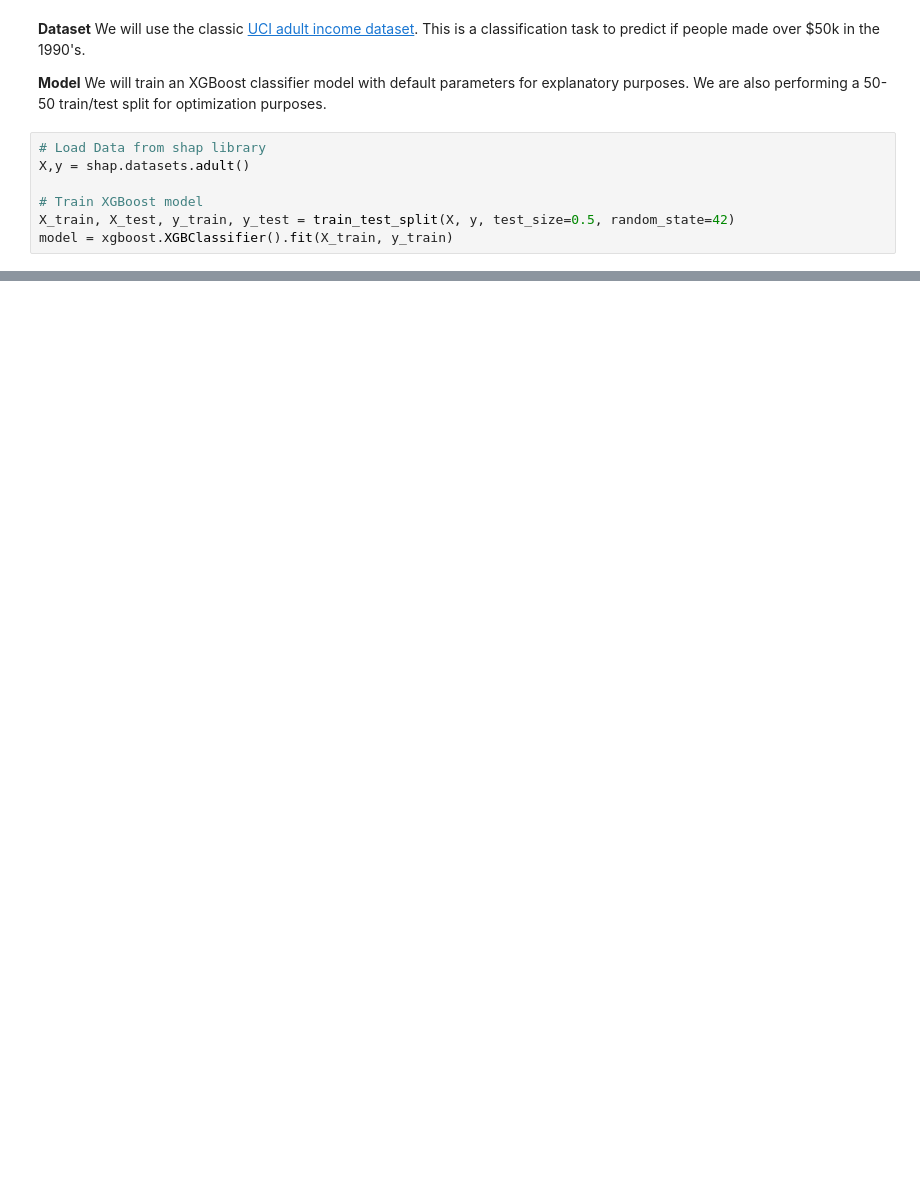
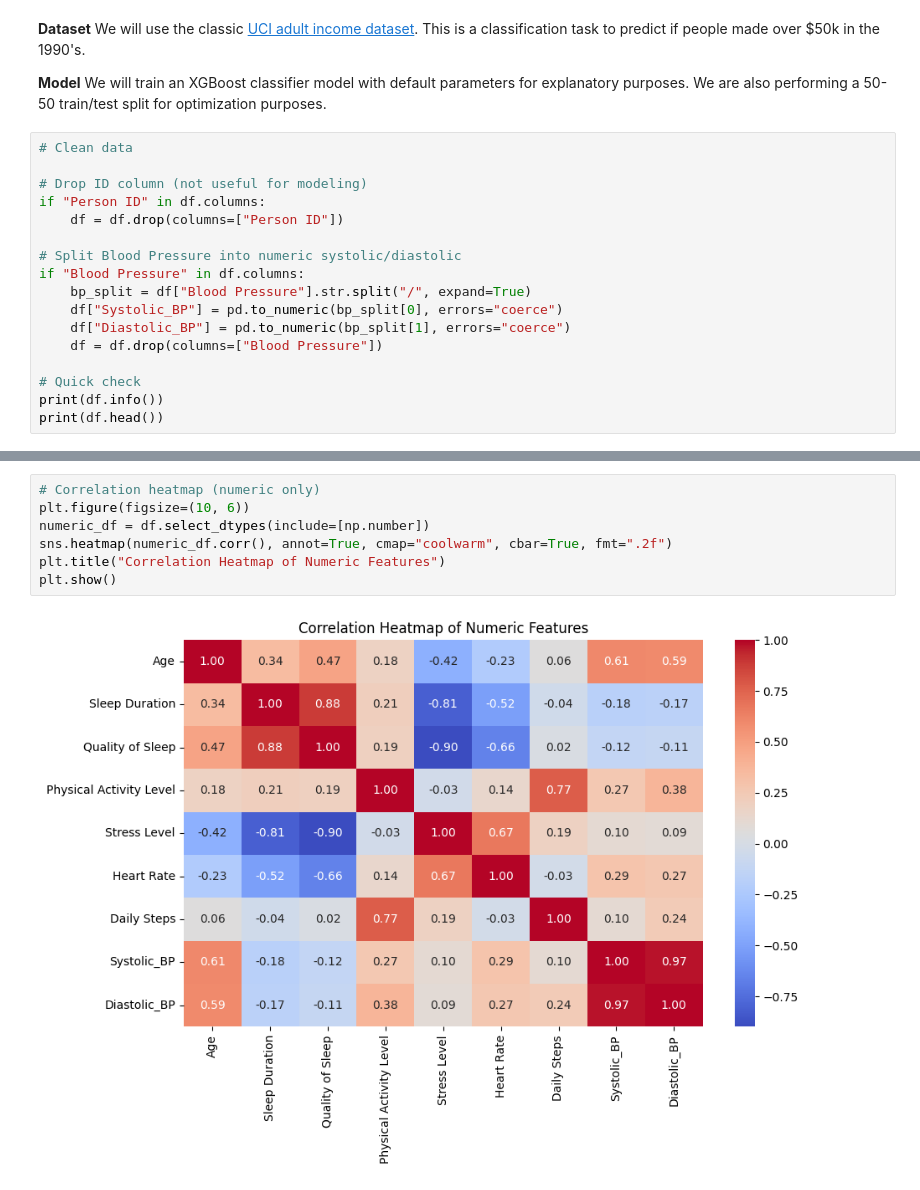
Before and after one commit to lindsaygross/explainable-techniques-II, a Jupyter notebook: explainable-techniques-II.ipynb, the cells around one changed output, grey strips where cells are left out. Saved outputs shown, nothing was run; the diff lists cells and outputs as text; blank space fills up the shorter version.

```diff
--- a/explainable-techniques-II.ipynb
+++ b/explainable-techniques-II.ipynb
@@ -36,9 +147,19 @@ We will use the classic [UCI adult income dataset](https://archive.ics.uci.edu/d
 **Model**
 We will train an XGBoost classifier model with default parameters for explanatory purposes. We are also performing a 50-50 train/test split for optimization purposes.
 # %%
-# Load Data from shap library
-X,y = shap.datasets.adult()
+# Clean data
 
-# Train XGBoost model
-X_train, X_test, y_train, y_test = train_test_split(X, y, test_size=0.5, random_state=42)
-model = xgboost.XGBClassifier().fit(X_train, y_train)
+# Drop ID column (not useful for modeling)
+if "Person ID" in df.columns:
+    df = df.drop(columns=["Person ID"])
+
+# Split Blood Pressure into numeric systolic/diastolic
+if "Blood Pressure" in df.columns:
+    bp_split = df["Blood Pressure"].str.split("/", expand=True)
+    df["Systolic_BP"] = pd.to_numeric(bp_split[0], errors="coerce")
+    df["Diastolic_BP"] = pd.to_numeric(bp_split[1], errors="coerce")
+    df = df.drop(columns=["Blood Pressure"])
+
+# Quick check
+print(df.info())
+print(df.head())
@@ -72,0 +271,9 @@ This is why you may see slight variations between the PDP created with numpy ver
+# %%
+# Correlation heatmap (numeric only)
+plt.figure(figsize=(10, 6))
+numeric_df = df.select_dtypes(include=[np.number])
+sns.heatmap(numeric_df.corr(), annot=True, cmap="coolwarm", cbar=True, fmt=".2f")
+plt.title("Correlation Heatmap of Numeric Features")
+plt.show()
+# %% [output]
+[figure, added]
```
Also changed, not shown: parts of 26 cells of this notebook.
